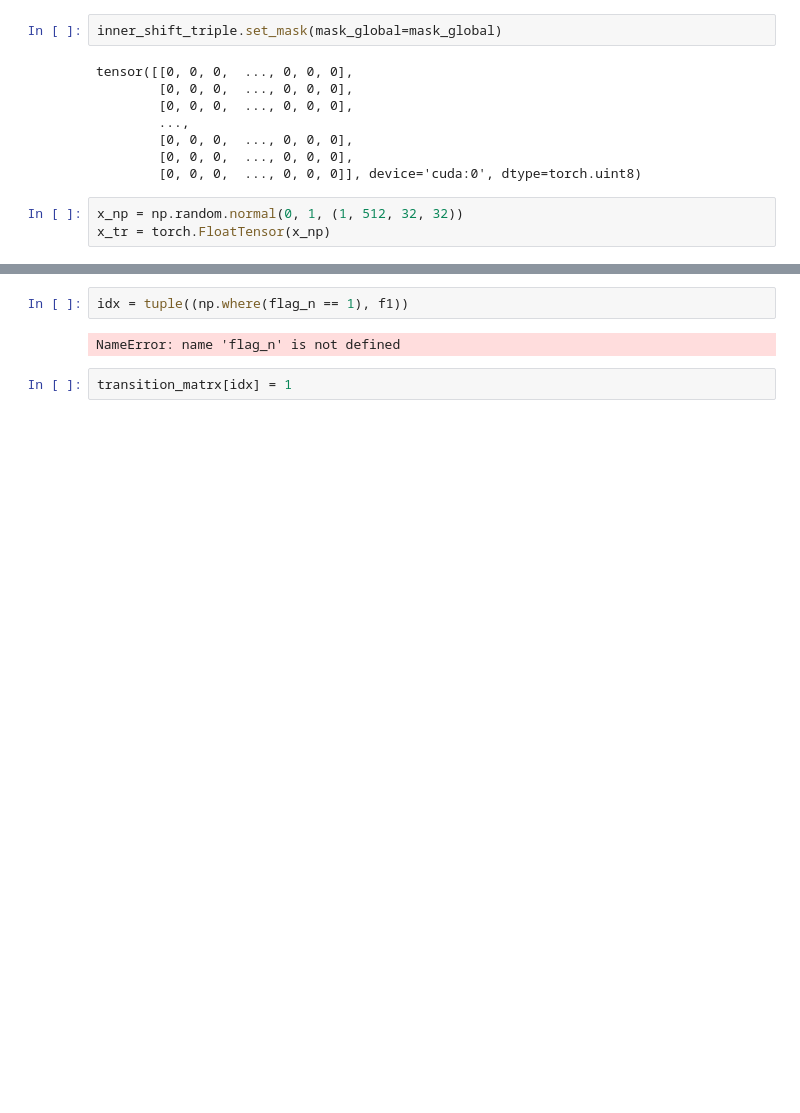
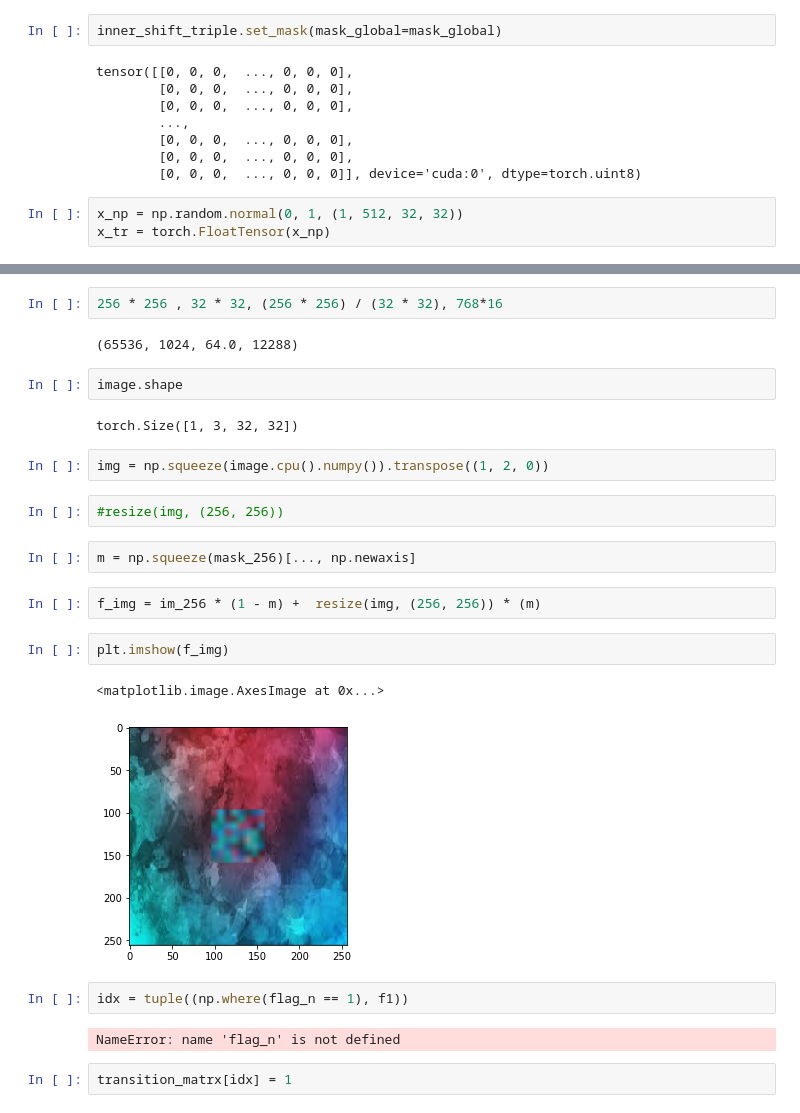
Before and after one commit to ionvision/Shift-Net_pytorch, a Jupyter notebook: notebooks/OptimizingShift.ipynb, the cells around one changed output, grey strips where cells are left out. Cells and saved outputs as stored; diff of their text form; blank space fills up the shorter version.

```diff
--- a/notebooks/OptimizingShift.ipynb
+++ b/notebooks/OptimizingShift.ipynb
@@ -115,3 +166,24 @@ Wall time: 13.9 ms
+# %%
+256 * 256 , 32 * 32, (256 * 256) / (32 * 32), 768*16
+# %% [output]
+(65536, 1024, 64.0, 12288)
+# %%
+image.shape
+# %% [output]
+torch.Size([1, 3, 32, 32])
+# %%
+img = np.squeeze(image.cpu().numpy()).transpose((1, 2, 0))
+# %%
+#resize(img, (256, 256))
+# %%
+m = np.squeeze(mask_256)[..., np.newaxis]
+# %%
+f_img = im_256 * (1 - m) +  resize(img, (256, 256)) * (m)
+# %%
+plt.imshow(f_img)
+# %% [output]
+<matplotlib.image.AxesImage at 0x...>
+[figure, added]
 # %%
 idx = tuple((np.where(flag_n == 1), f1))
 # %% [output]
```
Also changed, not shown: parts of 10 cells of this notebook, 8 other files.
